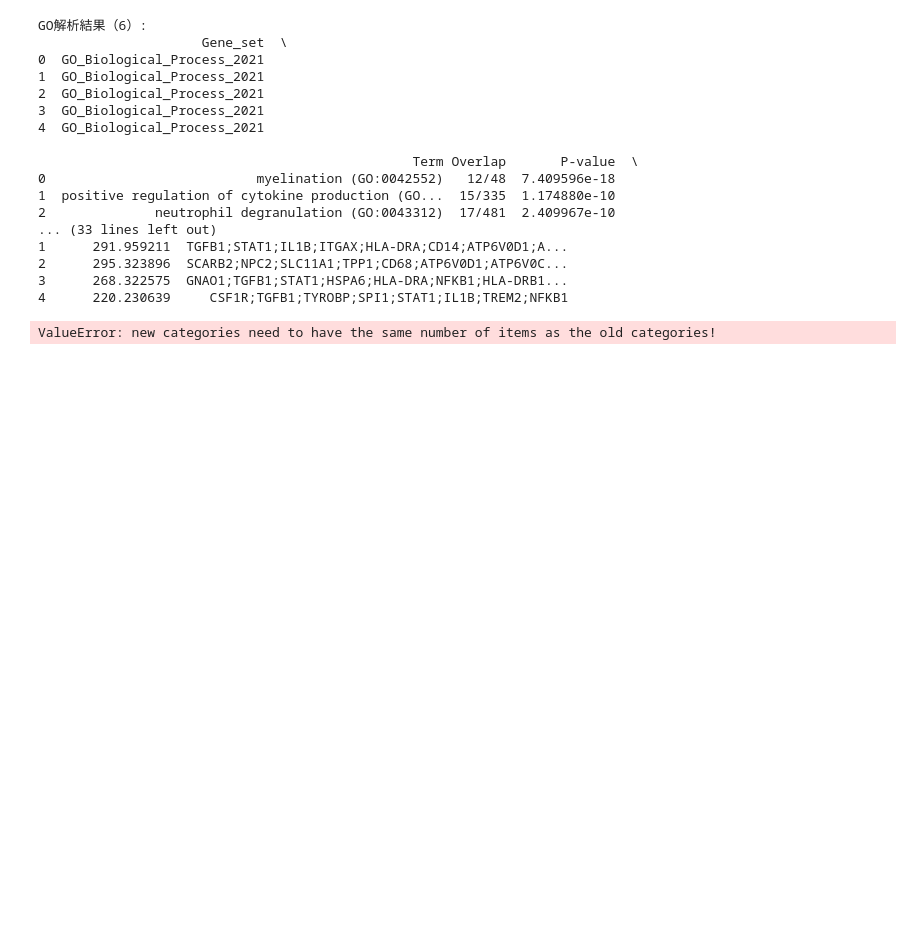
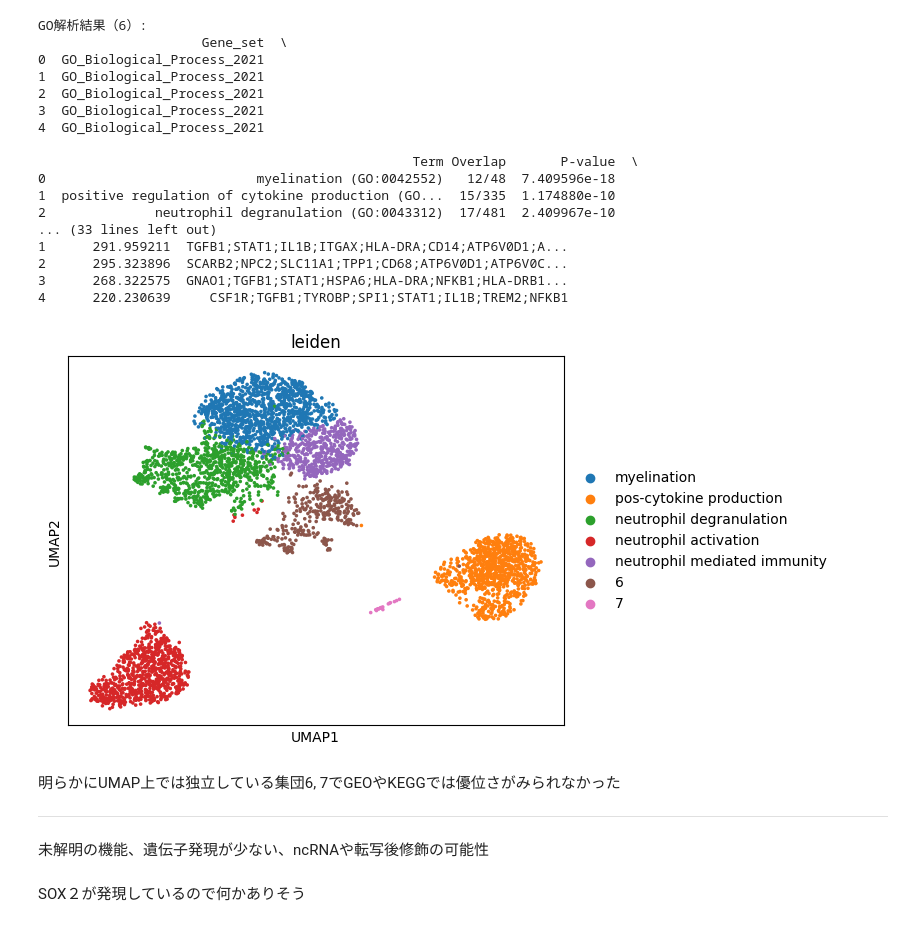
Before and after one commit to jamagiwa/Kaggle, a Jupyter notebook: GBM_scRNAseq.ipynb, the cells around one changed output. Saved outputs shown, nothing was run; the diff lists cells and outputs as text; code cells hidden in the pictures; blank space fills up the shorter version.

```diff
--- a/GBM_scRNAseq.ipynb
+++ b/GBM_scRNAseq.ipynb
@@ -352,6 +352,16 @@ GO解析結果（6）:
 # %%
 #解析結果を手打ちでUMAPにクラスタリングする
 #Leidenクラスタリングのカテゴリ名を変更する
-adata_fil.rename_categories('leiden', ['myelination', 'pos-cytokine production','neutrophil degranulation', 'neutrophil activation', 'neutrophil mediated immunity'])
+adata_fil.rename_categories('leiden', ['myelination', 'pos-cytokine production','neutrophil degranulation', 'neutrophil activation', 'neutrophil mediated immunity', '6', '7'])
+
+sc.pl.umap(adata_fil, color = "leiden")
 # %% [output]
-ValueError: new categories need to have the same number of items as the old categories!
+[figure, added]
+# %% [markdown]
+明らかにUMAP上では独立している集団6, 7でGEOやKEGGでは優位さがみられなかった
+
+
+---
+未解明の機能、遺伝子発現が少ない、ncRNAや転写後修飾の可能性
+# %% [markdown]
+SOX２が発現しているので何かありそう
```
Also changed, not shown: parts of 1 cell of this notebook.
